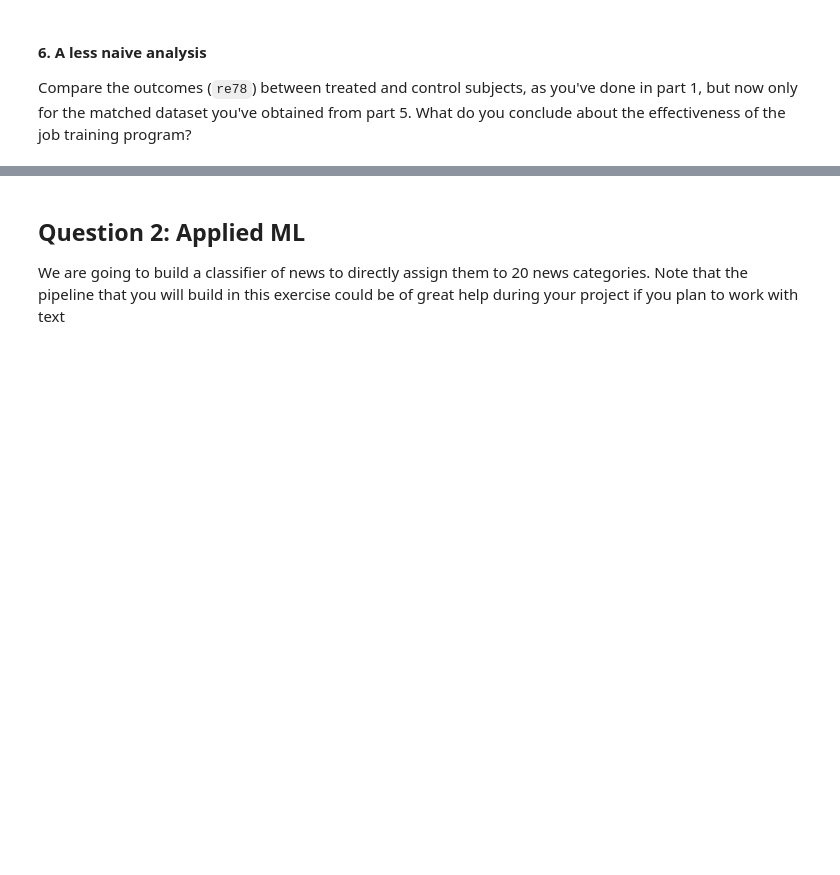
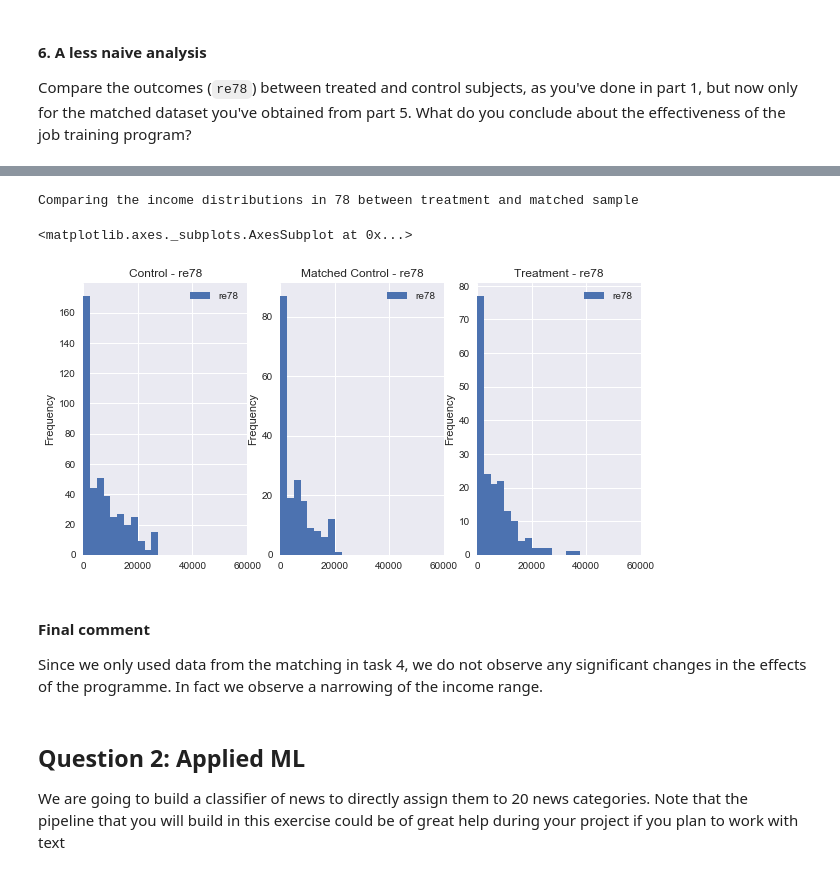
Before and after one commit to StenElling/ADA, a Jupyter notebook: Homework 4/Hw4_sten.ipynb, the cells around one changed output, grey strips where cells are left out. Drawn from its saved outputs; the diff is of its cells as text; code cells hidden in the pictures; blank space fills up the shorter version.

```diff
--- a/Homework 4/Hw4_sten.ipynb
+++ b/Homework 4/Hw4_sten.ipynb
@@ -513,0 +493,10 @@ What do you conclude about the effectiveness of the job training program?
+# %%
+# We store the re78 columns of both frames
+control_matched_re78 = control_matched[['re78']]
+control_matched_re78.describe()
+# treat_re78 = treat[['re78']]
+
+# # We also create a frame that only contains treatment and re78
+# NSWD_re78 = NSWD[['treat', 're78']]
+
+# NSWD_re78.groupby('treat').describe()
@@ -514,3 +525,21 @@ What do you conclude about the effectiveness of the job training program?
+# %%
+print('Comparing the income distributions in 78 between treatment and matched sample')
+
+bin_values = np.arange(start=0, stop=62500, step=2500)
+
+fig, axes = plt.subplots(1, 3, figsize=(10,5))
+
+control_re78.plot.hist(ax=axes[0], xlim = (0,60000), title='Control - re78', bins=bin_values)
+control_matched_re78.plot.hist(ax=axes[1], xlim = (0,60000), title='Matched Control - re78', bins=bin_values)
+treat_re78.plot.hist(ax=axes[2], xlim = (0,60000), title='Treatment - re78', bins=bin_values)
+# %% [output]
+Comparing the income distributions in 78 between treatment and matched sample
+<matplotlib.axes._subplots.AxesSubplot at 0x...>
+[figure, added]
+# %% [markdown]
+#### Final comment
+
+Since we only used data from the matching in task 4, we do not observe any significant changes in the effects of the programme. In fact we observe a narrowing of the income range.
 # %% [markdown]
 ## Question 2: Applied ML
 
```
Also changed, not shown: parts of 23 cells of this notebook.
